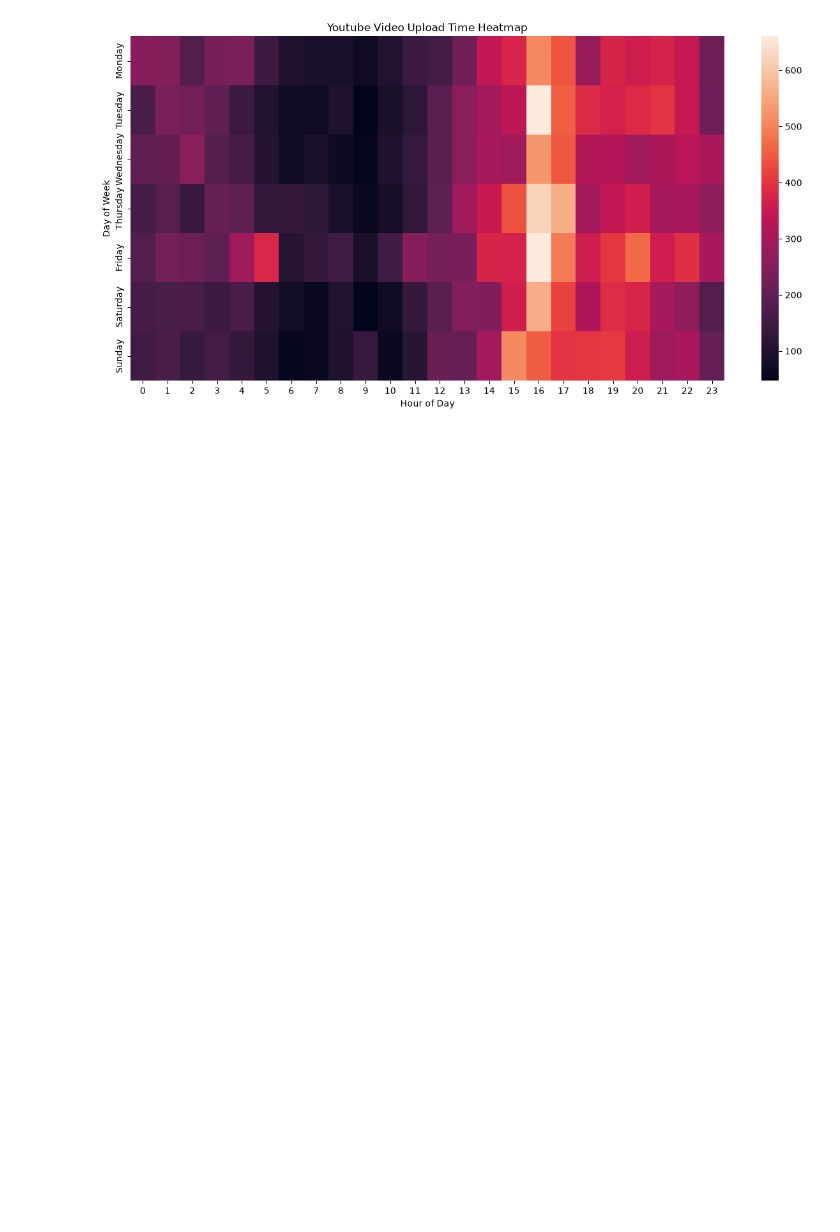
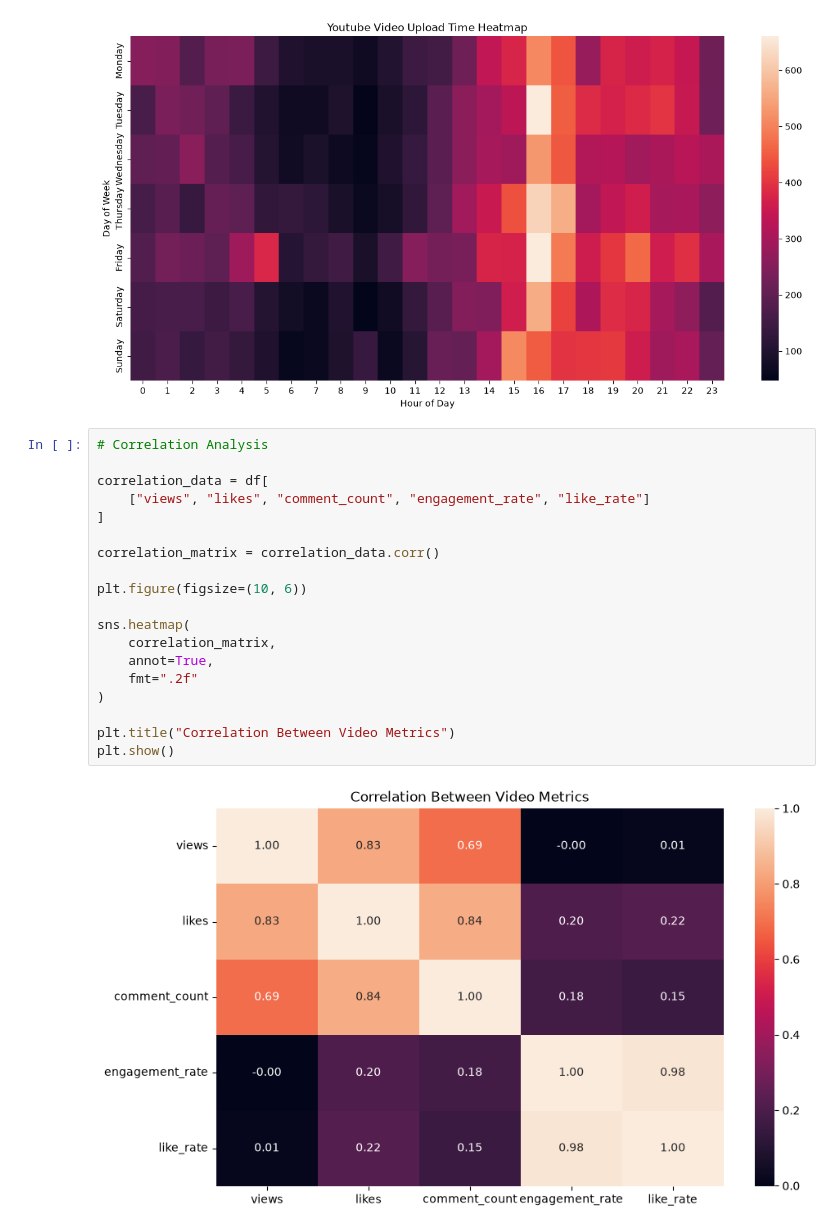
Before and after one commit to suman-126/youtube-trending-video-analysis, a Jupyter notebook: yt_analysis.ipynb, the cells around one changed output. Saved outputs shown, nothing was run; the diff lists cells and outputs as text; blank space fills up the shorter version.

```diff
--- a/yt_analysis.ipynb
+++ b/yt_analysis.ipynb
@@ -783,3 +783,24 @@ plt.ylabel('Day of Week')
 plt.show()
 # %% [output]
 [figure]
+# %%
+# Correlation Analysis
+
+correlation_data = df[
+    ["views", "likes", "comment_count", "engagement_rate", "like_rate"]
+]
+
+correlation_matrix = correlation_data.corr()
+
+plt.figure(figsize=(10, 6))
+
+sns.heatmap(
+    correlation_matrix,
+    annot=True,
+    fmt=".2f"
+)
+
+plt.title("Correlation Between Video Metrics")
+plt.show()
+# %% [output]
+[figure, added]
```
Also changed, not shown: parts of 6 cells of this notebook, 2 other files.
